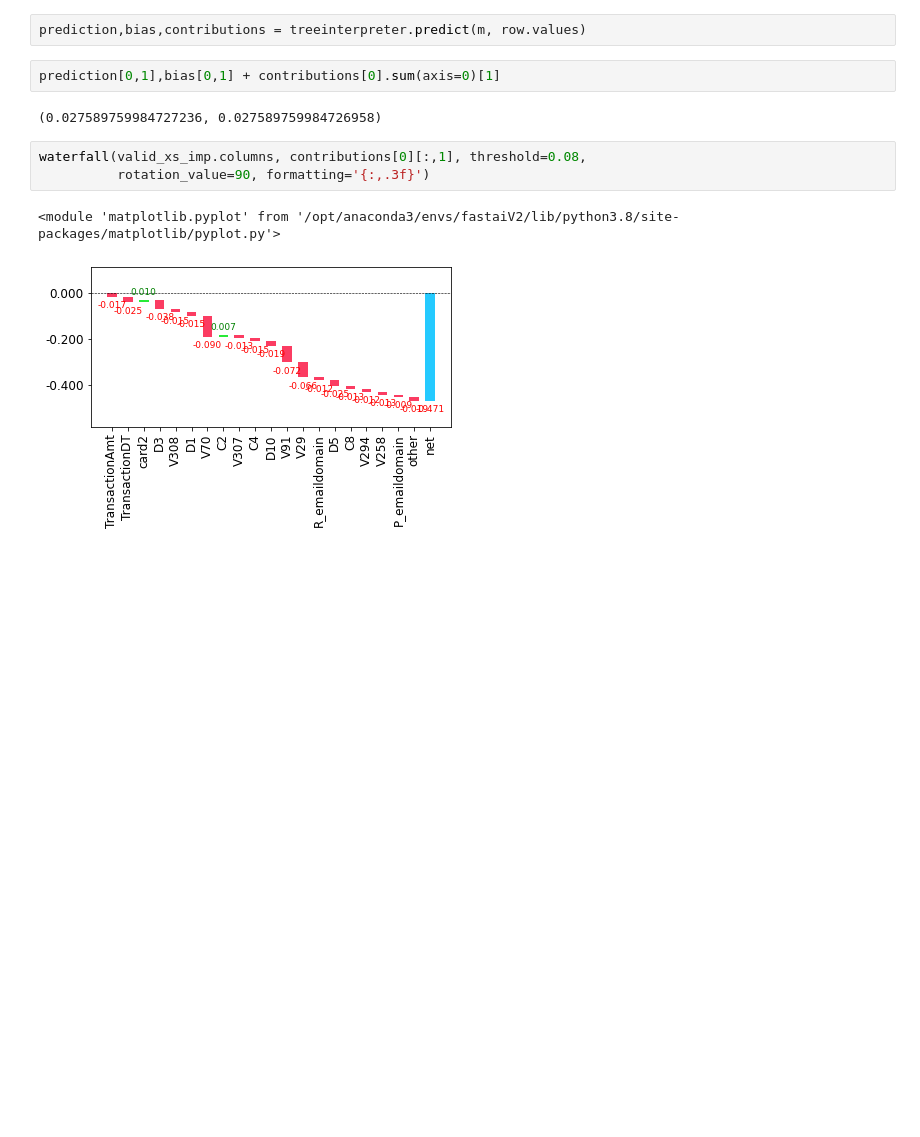
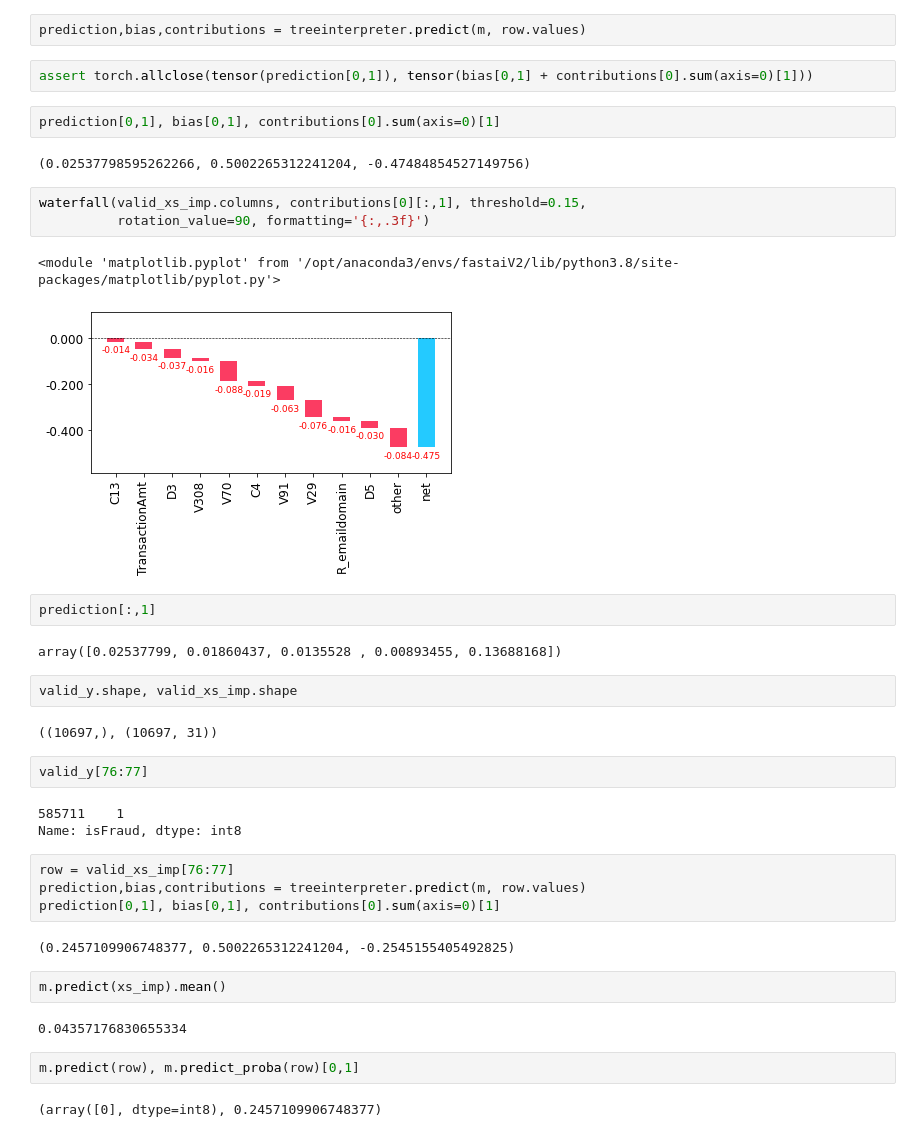
Before and after one commit to BoronII/fraud-detection-pytorch-scikit-fastai, a Jupyter notebook: 02B_RF without feature engineering and with V features.ipynb, the cells around one changed output. Cells and saved outputs as stored; diff of their text form; blank space fills up the shorter version.

```diff
--- a/02B_RF without feature engineering and with V features.ipynb
+++ b/02B_RF without feature engineering and with V features.ipynb
@@ -776,13 +778,42 @@ from waterfall_chart import plot as waterfall
 row = valid_xs_imp[:5]
 # %%
 prediction,bias,contributions = treeinterpreter.predict(m, row.values)
+# %%
+assert torch.allclose(tensor(prediction[0,1]), tensor(bias[0,1] + contributions[0].sum(axis=0)[1]))
 # %%
-prediction[0,1],bias[0,1] + contributions[0].sum(axis=0)[1]
+prediction[0,1], bias[0,1], contributions[0].sum(axis=0)[1]
 # %% [output]
-(0.027589759984727236, 0.027589759984726958)
+(0.02537798595262266, 0.5002265312241204, -0.47484854527149756)
 # %%
-waterfall(valid_xs_imp.columns, contributions[0][:,1], threshold=0.08,
+waterfall(valid_xs_imp.columns, contributions[0][:,1], threshold=0.15,
           rotation_value=90, formatting='{:,.3f}')
 # %% [output]
 <module 'matplotlib.pyplot' from '/opt/anaconda3/envs/fastaiV2/lib/python3.8/site-packages/matplotlib/pyplot.py'>
-[figure, old version]
+[figure, new version]
+# %%
+prediction[:,1]
+# %% [output]
+array([0.02537799, 0.01860437, 0.0135528 , 0.00893455, 0.13688168])
+# %%
+valid_y.shape, valid_xs_imp.shape
+# %% [output]
+((10697,), (10697, 31))
+# %%
+valid_y[76:77]
+# %% [output]
+585711    1
+Name: isFraud, dtype: int8
+# %%
+row = valid_xs_imp[76:77]
+prediction,bias,contributions = treeinterpreter.predict(m, row.values)
+prediction[0,1], bias[0,1], contributions[0].sum(axis=0)[1]
+# %% [output]
+(0.2457109906748377, 0.5002265312241204, -0.2545155405492825)
+# %%
+m.predict(xs_imp).mean()
+# %% [output]
+0.04357176830655334
+# %%
+m.predict(row), m.predict_proba(row)[0,1]
+# %% [output]
+(array([0], dtype=int8), 0.2457109906748377)
```
Also changed, not shown: parts of 10 cells of this notebook, 2 other files.
